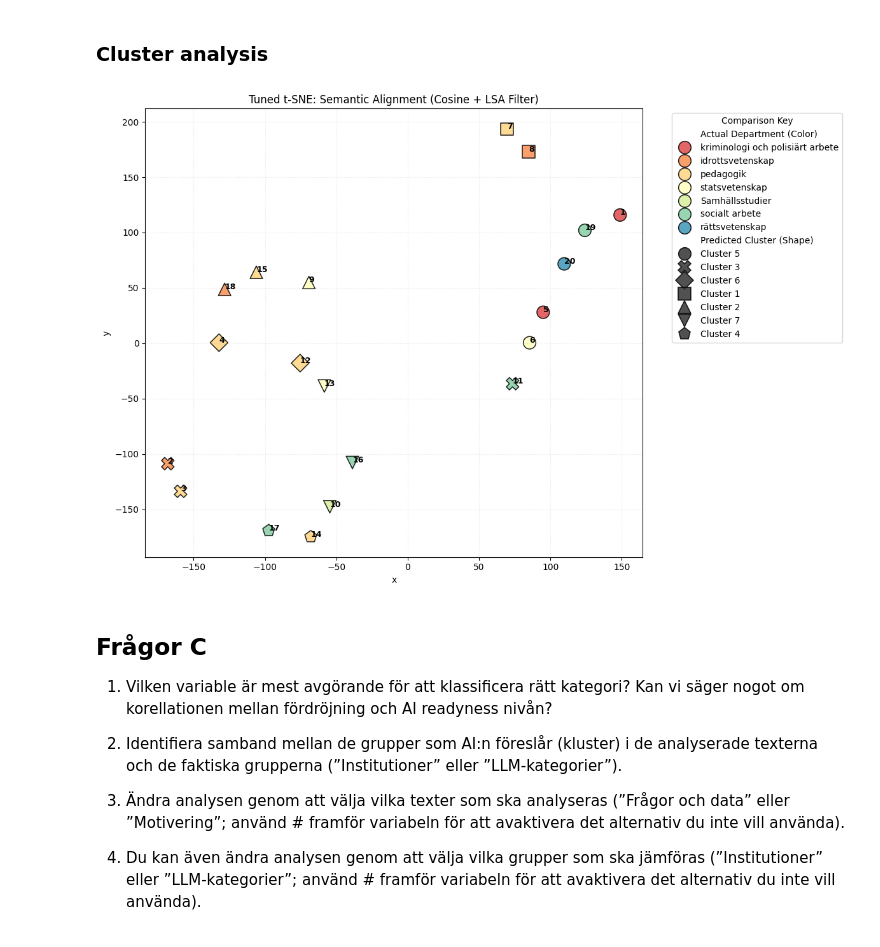
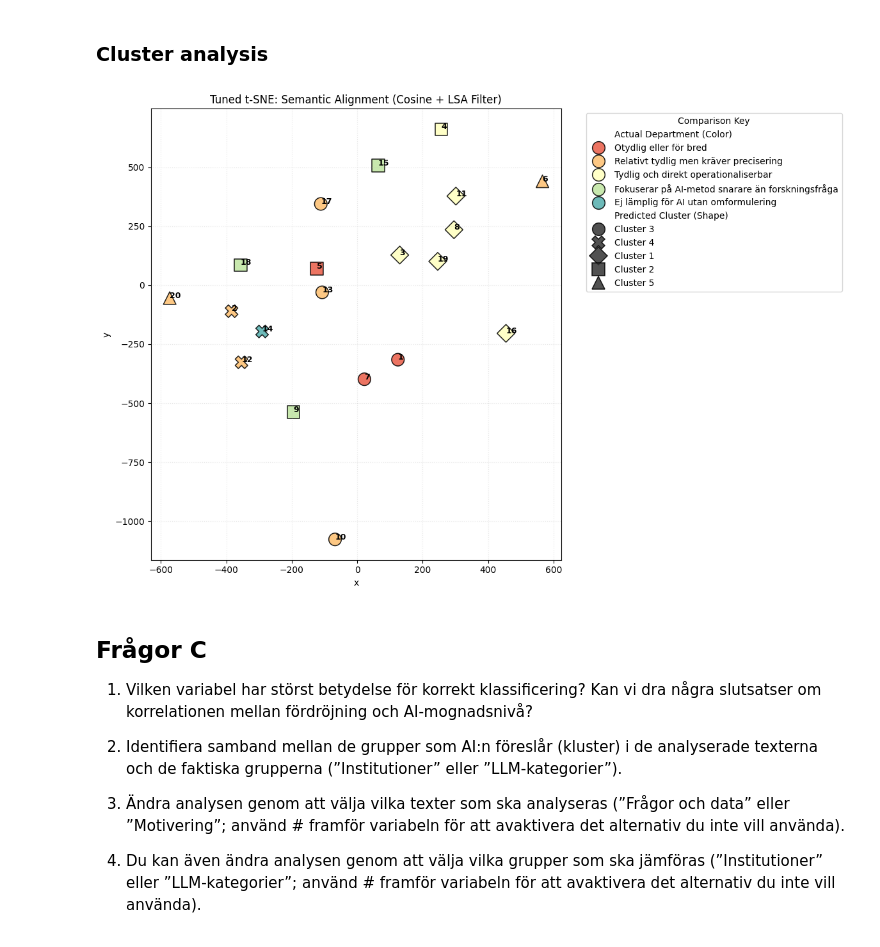
Before and after one commit to WelfLowe/ML4non-programmers, a Jupyter notebook: AI_in_social_science.ipynb, the cells around one changed output. Saved outputs shown, nothing was run; the diff lists cells and outputs as text; code cells hidden in the pictures.

```diff
--- a/AI_in_social_science.ipynb
+++ b/AI_in_social_science.ipynb
@@ -574,12 +574,12 @@ from sklearn.preprocessing import Normalizer
 # Frågor och data
 texts = texts_sv
 # LLM Motivering
-# texts = [entry["Motivering"] for entry in data]
+texts = [entry["Motivering"] for entry in data]
 
 # Institutioner
 groups = departments_sv
 # LLM-kategorier
-# groups = [entry["assigned Kategori"] for entry in data]
+groups = [entry["assigned Kategori"] for entry in data]
 
 # 1. SETUP
 unique_cats = list(set(groups))
@@ -620,38 +620,38 @@ df_plot = pd.DataFrame({
     'Predicted Cluster (Shape)': [f'Cluster {l+1}' for l in kmeans_labels],
     'Actual Department (Color)': groups
 })
 
 plt.figure(figsize=(12, 8))
 category_palette = 'Spectral'
 cluster_markers = ['o', 'X', 'D', 's', '^', 'v', 'p', 'P', '*', 'h']
 
 sns.scatterplot(
     data=df_plot,
     x='x', y='y',
     hue='Actual Department (Color)',
     style='Predicted Cluster (Shape)',
     palette=category_palette,
     markers=cluster_markers[:n_clusters],
     s=200,
     edgecolor='black', # Makes shapes pop
     alpha=0.85
 )
 
 # Use enumerate to safely map labels
 for i, txt in enumerate(texts):
     plt.text(X_embedded[i, 0] + 0.05, X_embedded[i, 1] + 0.05, str(i+1), fontsize=9, weight='bold')
 
 plt.legend(title='Comparison Key', bbox_to_anchor=(1.05, 1), loc='upper left')
 plt.title('Tuned t-SNE: Semantic Alignment (Cosine + LSA Filter)')
 plt.grid(True, linestyle=':', alpha=0.3)
 plt.tight_layout()
 plt.show()
 # %% [output]
-[figure, old version]
+[figure, new version]
 # %% [markdown]
 ## Frågor C
 
-1. Vilken variable är mest avgörande för att klassificera rätt kategori? Kan vi säger nogot om korellationen mellan fördröjning och AI readyness nivån?
+1. Vilken variabel har störst betydelse för korrekt klassificering? Kan vi dra några slutsatser om korrelationen mellan fördröjning och AI-mognadsnivå?
 
 2. Identifiera samband mellan de grupper som AI:n föreslår (kluster) i de analyserade texterna och de faktiska grupperna (”Institutioner” eller ”LLM-kategorier”).
 
```
